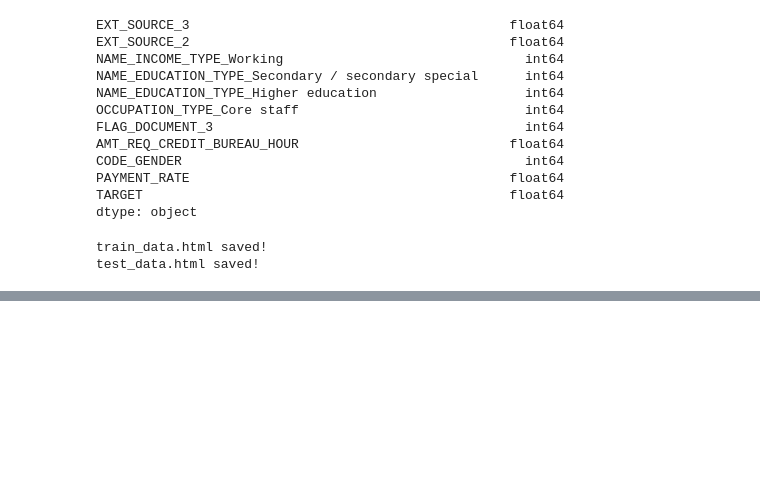
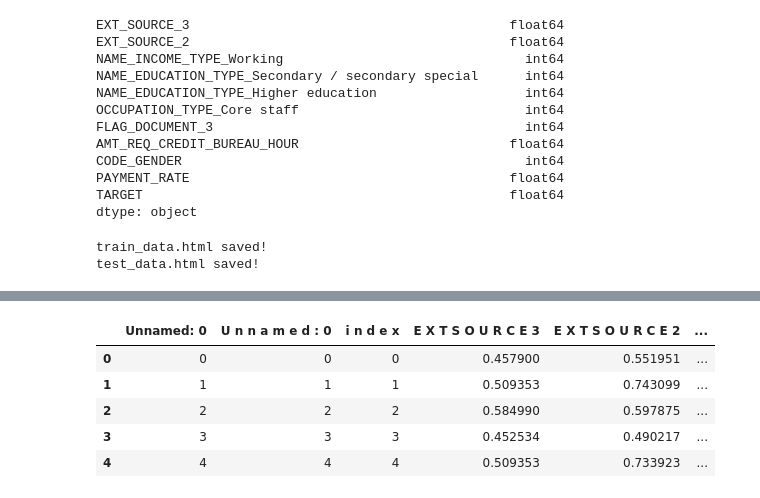
Before and after one commit to Muricael/Projet7_git, a Jupyter notebook: xgb.ipynb, the cells around one changed output, grey strips where cells are left out. Cells and saved outputs as stored; diff of their text form; code cells hidden in the pictures; blank space fills up the shorter version.

```diff
--- a/xgb.ipynb
+++ b/xgb.ipynb
@@ -758,0 +792,7 @@ test_data.html saved!
+# %%
+# Charger les DataFrames en utilisant le moteur html5lib
+train_df = pd.read_html('train_data.html', flavor='html5lib')[0]
+test_df = pd.read_html('test_data.html', flavor='html5lib')[0]
+
+# Vérifier les premières lignes pour s'assurer que tout est bien chargé
+train_df.head(), test_df.head()
@@ -758,0 +817,22 @@ test_data.html saved!
+# %%
+def clean_column_name(column_name):
+    # Supprimer les caractères non nécessaires
+    cleaned_name = column_name.replace("_", " ")
+
+    # Supprimer les espaces multiples
+    cleaned_name = ' '.join(cleaned_name.split())
+
+    return cleaned_name
+
+# Appliquer la fonction de nettoyage à chaque nom de colonne
+train_df.columns = [clean_column_name(col) for col in train_df.columns]
+
+# Afficher les premières lignes pour vérifier
+train_df.head()
+# %% [output]
+|  | Unnamed: 0 | U n n a m e d : 0 | i n d e x | E X T S O U R C E 3 | E X T S O U R C E 2 | ... |
+| 0 | 0 | 0 | 0 | 0.457900 | 0.551951 | ... |
+| 1 | 1 | 1 | 1 | 0.509353 | 0.743099 | ... |
+| 2 | 2 | 2 | 2 | 0.584990 | 0.597875 | ... |
+| 3 | 3 | 3 | 3 | 0.452534 | 0.490217 | ... |
+| 4 | 4 | 4 | 4 | 0.509353 | 0.733923 | ... |
```
Also changed, not shown: parts of 22 cells of this notebook, 12 other files.
